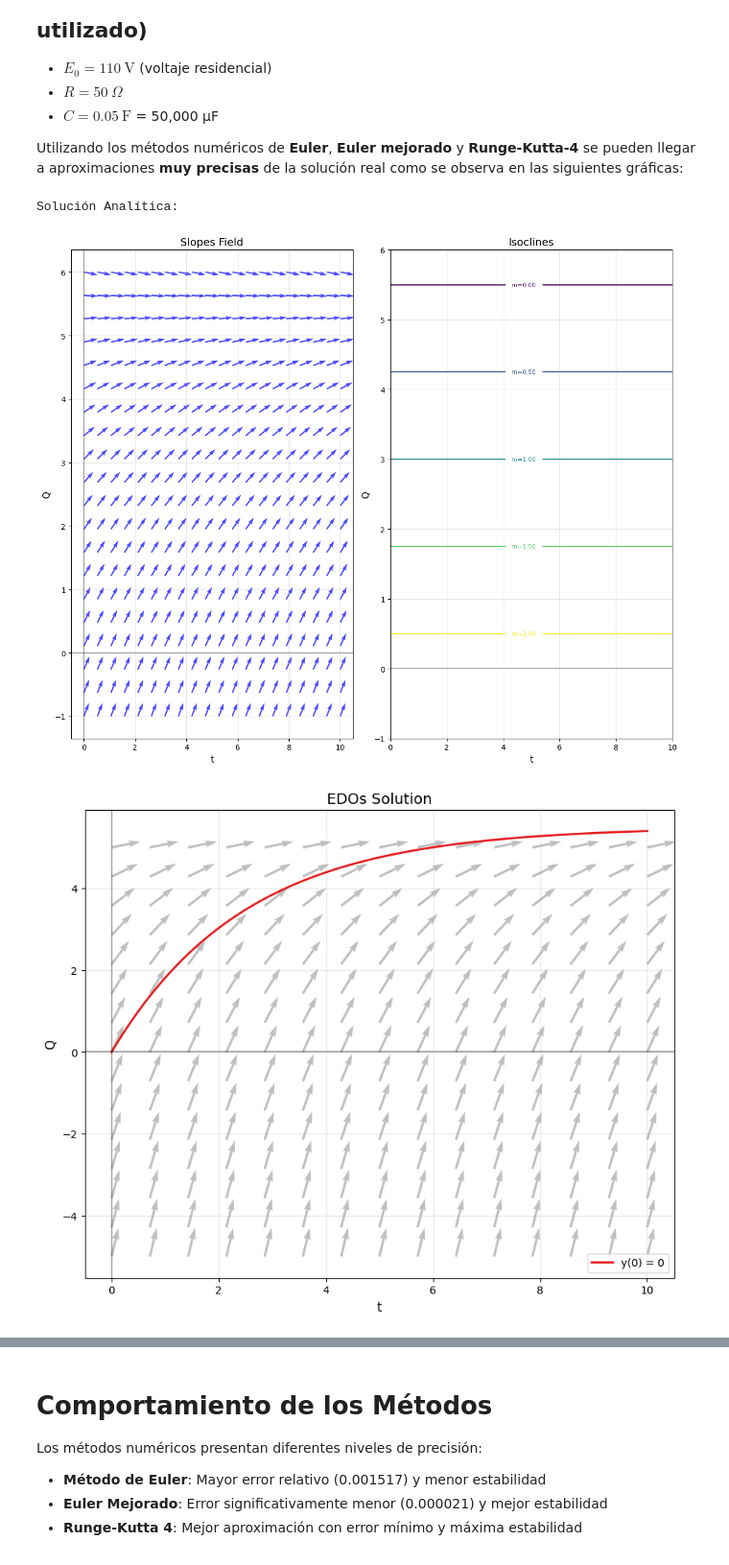
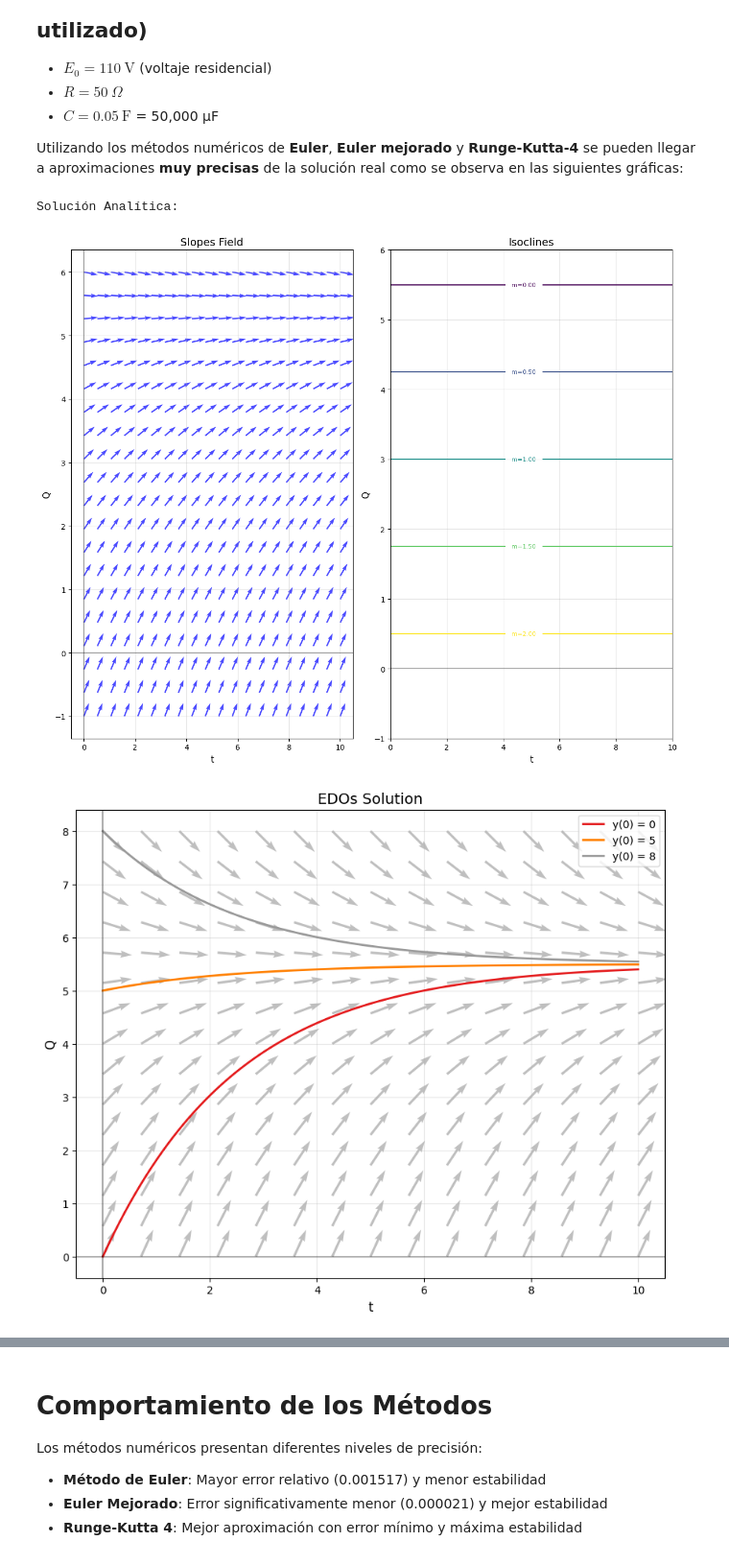
Before and after one commit to AxAvier7/Team-20-for-EDO-and-MN, a Jupyter notebook: Tema 20. Circuitos eléctricos.ipynb, the cells around one changed output, grey strips where cells are left out. Shown: that part at 96% size. Saved outputs shown, nothing was run; the diff lists cells and outputs as text; code cells hidden in the pictures.

```diff
--- a/Tema 20. Circuitos eléctricos.ipynb
+++ b/Tema 20. Circuitos eléctricos.ipynb
@@ -91,16 +91,27 @@ class Ecuation:
 
         plt.figure(figsize=(10, 8))
 
-        self._add_slopes_field(xRange)
+        solutions = []
+        y_min = float('inf')
+        y_max = -float('inf')
 
-        colours = plt.cm.Set1(np.linspace(0, 1, len(Initial_Conditions)))
-
-        for i, y0 in enumerate(Initial_Conditions):
+        for y0 in Initial_Conditions:
             def system_ecuation(y, x):
                 return self.ecuacion(x, y)
 
             solucion = odeint(system_ecuation, y0, x_sol)
+            solutions.append((y0, solucion))
 
+            y_min = min(y_min, np.min(solucion[:, 0]))
+            y_max = max(y_max, np.max(solucion[:, 0]))
+
+        y_range = (y_min, y_max)
+
+        self._add_slopes_field(x_range=xRange, y_range=y_range)
+
+        colours = plt.cm.Set1(np.linspace(0, 1, len(Initial_Conditions)))
+
+        for i, (y0, solucion) in enumerate(solutions):
             plt.plot(x_sol, solucion[:, 0],
                     color=colours[i],
                     linewidth=2,
@@ -236,35 +247,35 @@ def EDO(t, Q):
 numerica = Ecuation(EDO)
 
 print("Solución Analítica:")
 numerica.graph_isoclines(xRange=(0, 10), yRange=(-1, 6), Slopes=[0, 0.5, 1, 1.5, 2])
-numerica.add_sol([0], xRange=(0, 10))
+numerica.add_sol([0, 5, 8], xRange=(0, 10))
 
 x1, y1 = numerica.euler_method(y0=0, x_range=(0, 9.9), h=0.1)
 
 x2, y2 = numerica.improved_euler(y0=0, x_range=(0, 9.9), h=0.1)
 
 x3, y3 = numerica.runge_kutta_4(y0=0, x_range=(0, 9.9), h=0.1)
 
 plt.figure(figsize=(12, 8))
 
 t_analitico = np.linspace(0, 10, 100)
 Q_analitico = solucion_analitica(t_analitico, 0)
 plt.plot(t_analitico, Q_analitico, 'k-', linewidth=3, label='Analitical Solution')
 
 plt.plot(x1, y1, 'ro-', markersize=4, label=f'Euler (h=0.5)')
 plt.plot(x2, y2, 'gs-', markersize=4, label=f'Improved Euler (h=0.5)')
 plt.plot(x3, y3, 'b^-', markersize=4, label=f'Runge-Kutta 4 (h=0.5)')
 
 plt.title('Numerical Methods vs Analitical Solution Comparison', fontsize=14)
 plt.xlabel('t', fontsize=12)
 plt.ylabel('Q', fontsize=12)
 plt.grid(True, alpha=0.3)
 plt.legend()
 plt.show()
 # %% [output]
 Solución Analítica:
 [figure]
-[figure, old version]
+[figure, new version]
 [figure]
 # %% [markdown]
 # Comportamiento de los Métodos
```
Also changed, not shown: parts of 8 cells of this notebook, 2 other files.
